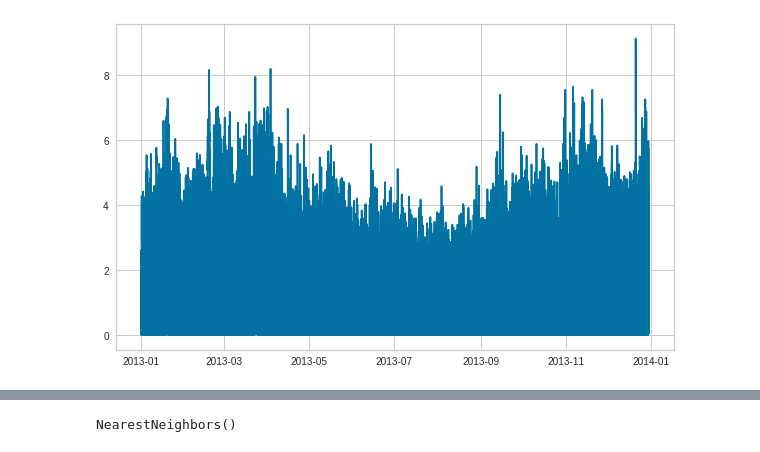
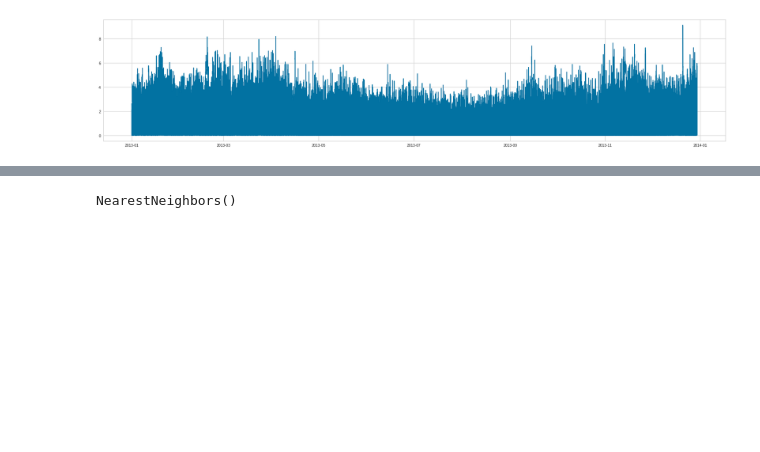
Before and after one commit to Josmachd/smart_meters_in_london, a Jupyter notebook: notebook.ipynb, the cells around one changed output, grey strips where cells are left out. Cells and saved outputs as stored; diff of their text form; code cells hidden in the pictures; blank space fills up the shorter version.

```diff
--- a/notebook.ipynb
+++ b/notebook.ipynb
@@ -23,7 +26,7 @@ files = ["block_0.csv", "block_1.csv", "block_2.csv"]
 file_count = 3
 
 # append datasets to the list
-for i in range(file_count):
+for i in tqdm(range(file_count)):
     temp_df = pd.read_csv("data/halfhourly_dataset/"+files[i], low_memory=False)
     df_list.append(temp_df)
 
@@ -54,9 +73,9 @@ df['energy'] = pd.to_numeric(df['energy'], errors='coerce')
 # %%
-fig = plt.subplots(figsize =(10, 6))
+fig = plt.subplots(figsize =(30, 6))
 plt.plot(df['time'], df['energy'])
 plt.show()
 # %% [output]
-[figure, old version]
+[figure, new version]
 # %%
 # the hours and if it's night or day (7:00-22:00)
 #df['hours'] = df['time'].dt.hour
```
Also changed, not shown: parts of 21 cells of this notebook, 2 other files.
